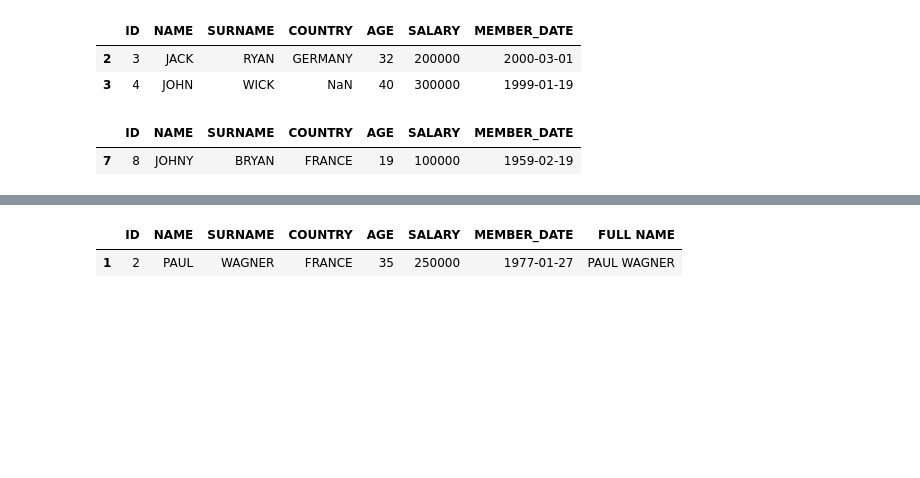
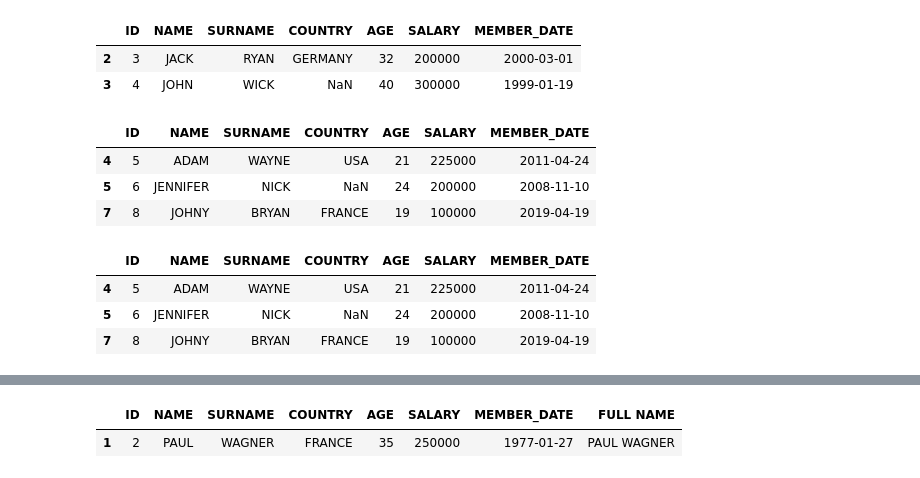
Before and after one commit to egitimplus/helpers, a Jupyter notebook: notebook/filter.ipynb, the cells around one changed output, grey strips where cells are left out. Cells and saved outputs as stored; diff of their text form; code cells hidden in the pictures; blank space fills up the shorter version.

```diff
--- a/notebook/filter.ipynb
+++ b/notebook/filter.ipynb
@@ -327,14 +327,18 @@ df.query("MEMBER_DATE.dt.year < 2005")
 |  | ID | NAME | SURNAME | COUNTRY | AGE | SALARY | MEMBER_DATE |
 | 2 | 3 | JACK | RYAN | GERMANY | 32 | 200000 | 2000-03-01 |
 | 3 | 4 | JOHN | WICK | NaN | 40 | 300000 | 1999-01-19 |
-# %%
-df.query("AGE * 2 < 40")
-df.query("sqrt(AGE) >= 6")
-df.query("NAME > 'JO'")
-df.query("AGE > 30", inplace=True)
-
-value = 50
-df.query("AGE * 2 < @value")
-# %% [output]
-|  | ID | NAME | SURNAME | COUNTRY | AGE | SALARY | MEMBER_DATE |
-| 7 | 8 | JOHNY | BRYAN | FRANCE | 19 | 100000 | 1959-02-19 |
+# %%
+# SELECT * FROM TABLE WHERE AGE * 2 < 50;
+df.query("AGE * 2 < 50")
+# %% [output]
+|  | ID | NAME | SURNAME | COUNTRY | AGE | SALARY | MEMBER_DATE |
+| 4 | 5 | ADAM | WAYNE | USA | 21 | 225000 | 2011-04-24 |
+| 5 | 6 | JENNIFER | NICK | NaN | 24 | 200000 | 2008-11-10 |
+| 7 | 8 | JOHNY | BRYAN | FRANCE | 19 | 100000 | 2019-04-19 |
+# %%
+df[(df.AGE * 2 < 50)]
+# %% [output]
+|  | ID | NAME | SURNAME | COUNTRY | AGE | SALARY | MEMBER_DATE |
+| 4 | 5 | ADAM | WAYNE | USA | 21 | 225000 | 2011-04-24 |
+| 5 | 6 | JENNIFER | NICK | NaN | 24 | 200000 | 2008-11-10 |
+| 7 | 8 | JOHNY | BRYAN | FRANCE | 19 | 100000 | 2019-04-19 |
```
Also changed, not shown: parts of 5 cells of this notebook.
